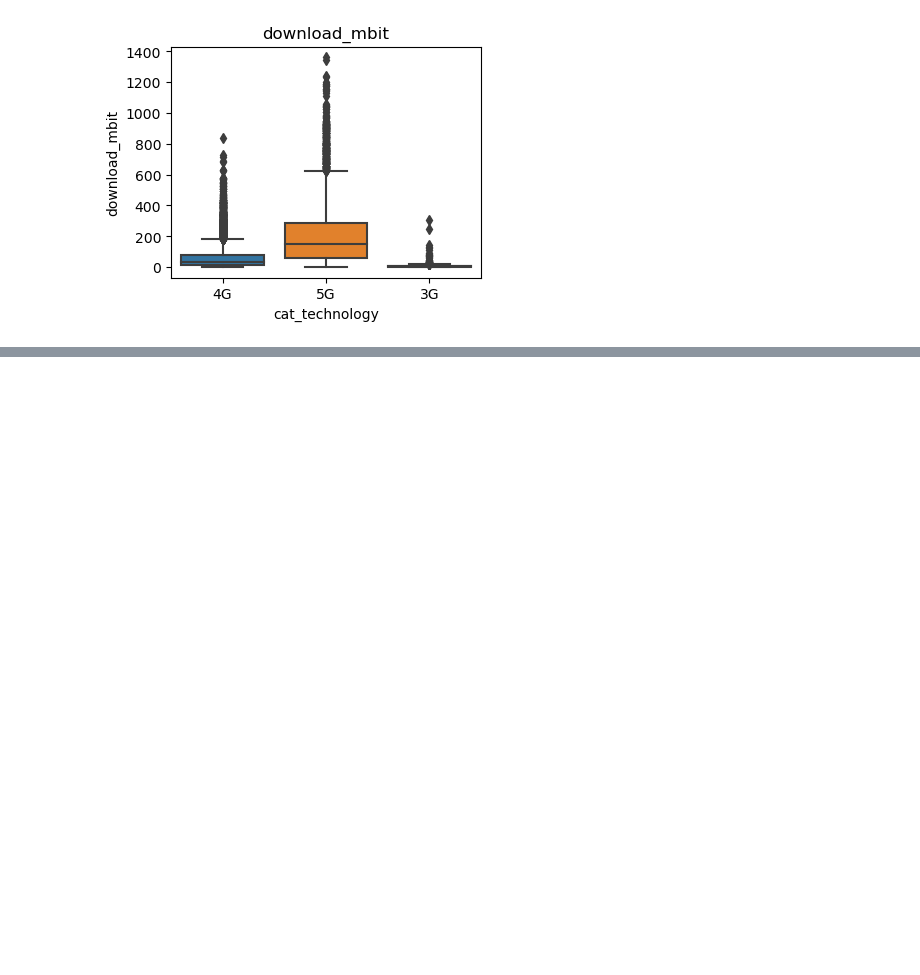
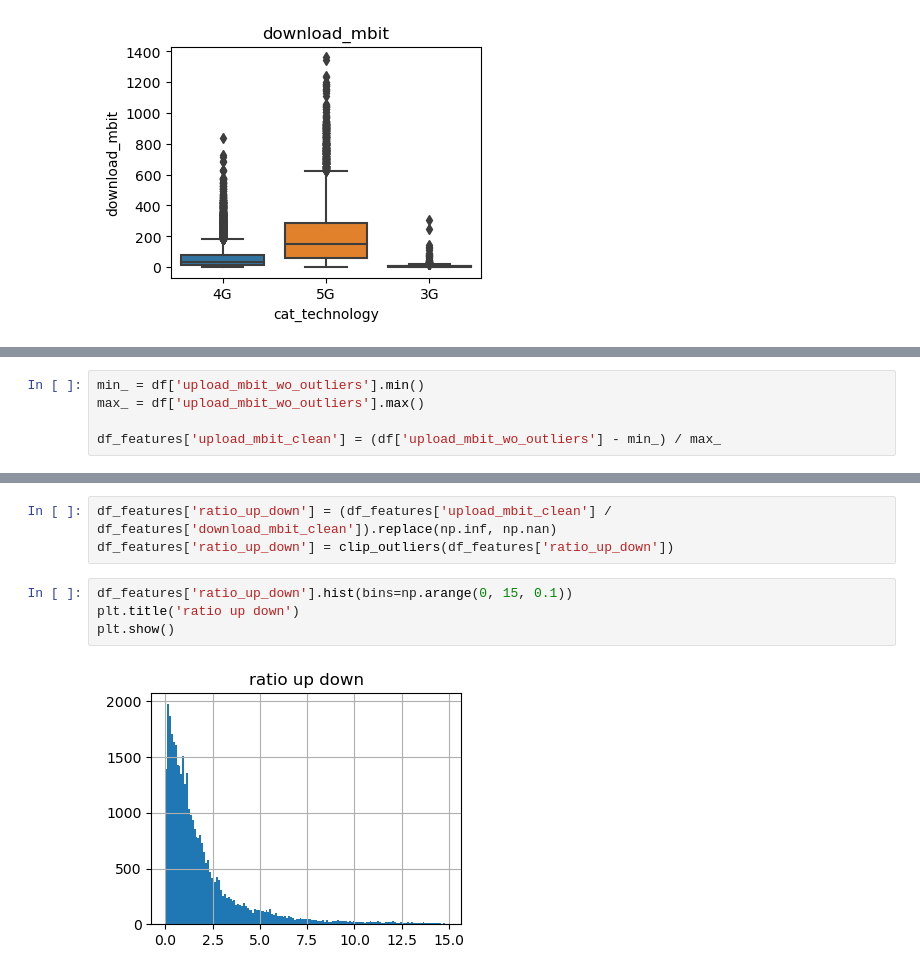
Before and after one commit to heckert/speedtest-classification, a Jupyter notebook: notebooks/vdsg-presentation/02-bad.ipynb, the cells around one changed output, grey strips where cells are left out. Saved outputs shown, nothing was run; the diff lists cells and outputs as text; blank space fills up the shorter version.

```diff
--- a/notebooks/vdsg-presentation/02-bad.ipynb
+++ b/notebooks/vdsg-presentation/02-bad.ipynb
@@ -87,0 +108,5 @@ X_train['download_mbit_clean'].hist()
+# %%
+min_ = df['upload_mbit_wo_outliers'].min()
+max_ = df['upload_mbit_wo_outliers'].max()
+
+df_features['upload_mbit_clean'] = (df['upload_mbit_wo_outliers'] - min_) / max_
@@ -87,0 +115,9 @@ X_train['download_mbit_clean'].hist()
+# %%
+df_features['ratio_up_down'] = (df_features['upload_mbit_clean'] / df_features['download_mbit_clean']).replace(np.inf, np.nan)
+df_features['ratio_up_down'] = clip_outliers(df_features['ratio_up_down'])
+# %%
+df_features['ratio_up_down'].hist(bins=np.arange(0, 15, 0.1))
+plt.title('ratio up down')
+plt.show()
+# %% [output]
+[figure, added]
```
Also changed, not shown: parts of 24 cells of this notebook.
